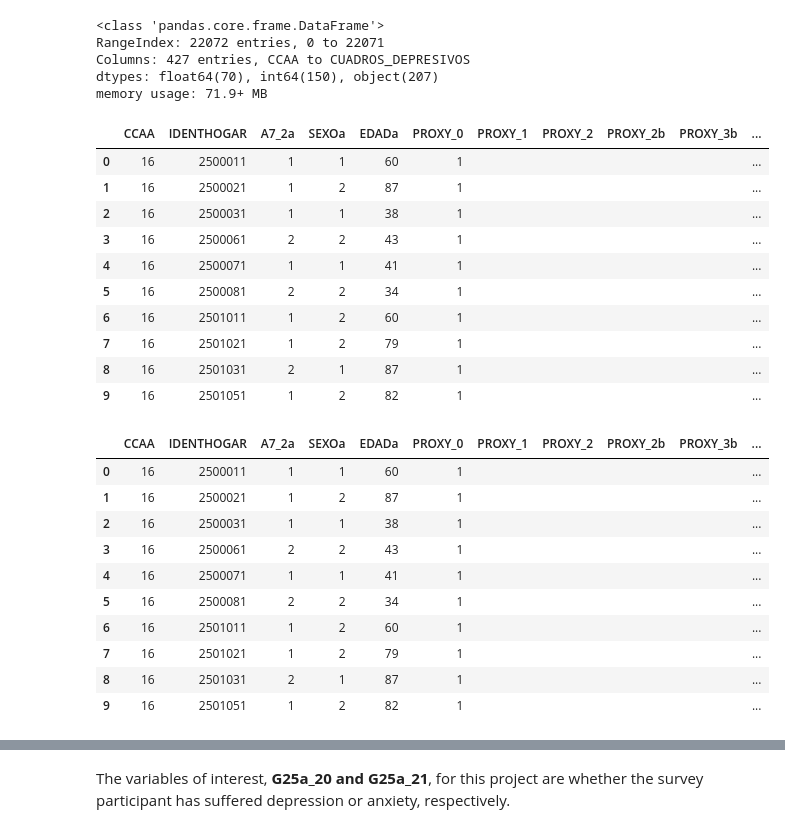
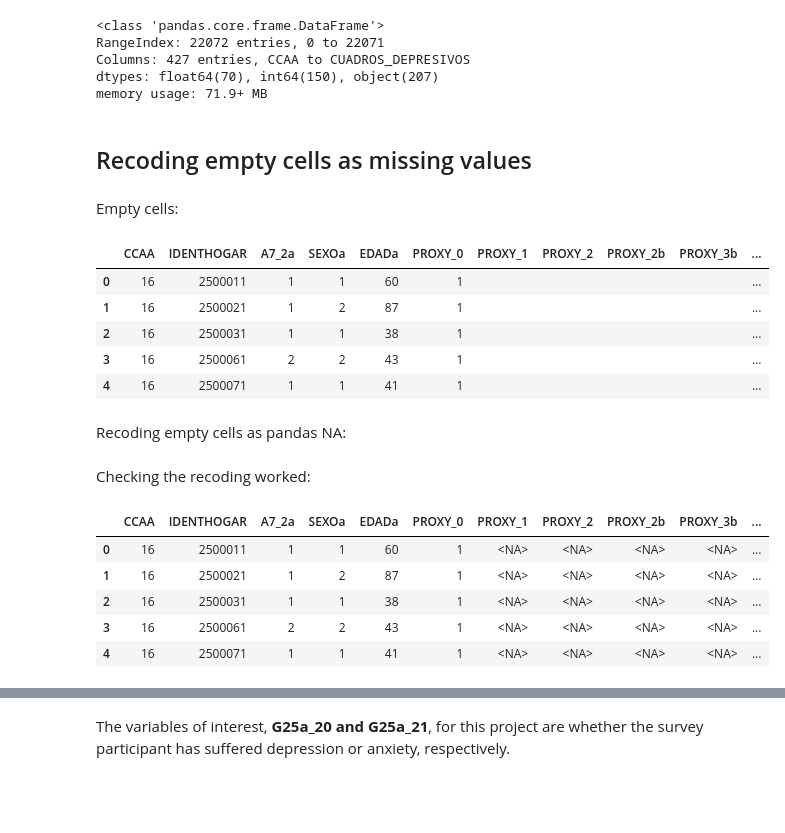
Before and after one commit to linama2593/mental_health_spain, a Jupyter notebook: src/recogida_datos.ipynb, the cells around one changed output, grey strips where cells are left out. Saved outputs shown, nothing was run; the diff lists cells and outputs as text; code cells hidden in the pictures; blank space fills up the shorter version.

```diff
--- a/src/recogida_datos.ipynb
+++ b/src/recogida_datos.ipynb
@@ -86,8 +86,12 @@ RangeIndex: 22072 entries, 0 to 22071
 Columns: 427 entries, CCAA to CUADROS_DEPRESIVOS
 dtypes: float64(70), int64(150), object(207)
 memory usage: 71.9+ MB
+# %% [markdown]
+## Recoding empty cells as missing values
+# %% [markdown]
+Empty cells:
 # %%
-df.head(10)
+df.head(5)
 # %% [output]
 |  | CCAA | IDENTHOGAR | A7_2a | SEXOa | EDADa | PROXY_0 | PROXY_1 | PROXY_2 | PROXY_2b | PROXY_3b | ... |
 | 0 | 16 | 2500011 | 1 | 1 | 60 | 1 |  |  |  |  | ... |
@@ -95,8 +99,3 @@ df.head(10)
 | 2 | 16 | 2500031 | 1 | 1 | 38 | 1 |  |  |  |  | ... |
 | 3 | 16 | 2500061 | 2 | 2 | 43 | 1 |  |  |  |  | ... |
 | 4 | 16 | 2500071 | 1 | 1 | 41 | 1 |  |  |  |  | ... |
-| 5 | 16 | 2500081 | 2 | 2 | 34 | 1 |  |  |  |  | ... |
-| 6 | 16 | 2501011 | 1 | 2 | 60 | 1 |  |  |  |  | ... |
-| 7 | 16 | 2501021 | 1 | 2 | 79 | 1 |  |  |  |  | ... |
-| 8 | 16 | 2501031 | 2 | 1 | 87 | 1 |  |  |  |  | ... |
-| 9 | 16 | 2501051 | 1 | 2 | 82 | 1 |  |  |  |  | ... |
@@ -105,14 +102,15 @@ df.head(10)
+# %% [markdown]
+Recoding empty cells as pandas NA:
+# %%
+df.replace(r'^\s*$', pd.NA, regex=True, inplace=True)
+# %% [markdown]
+Checking the recoding worked:
 # %%
-df.head(10)
+df.head(5)
 # %% [output]
 |  | CCAA | IDENTHOGAR | A7_2a | SEXOa | EDADa | PROXY_0 | PROXY_1 | PROXY_2 | PROXY_2b | PROXY_3b | ... |
-| 0 | 16 | 2500011 | 1 | 1 | 60 | 1 |  |  |  |  | ... |
-| 1 | 16 | 2500021 | 1 | 2 | 87 | 1 |  |  |  |  | ... |
-| 2 | 16 | 2500031 | 1 | 1 | 38 | 1 |  |  |  |  | ... |
-| 3 | 16 | 2500061 | 2 | 2 | 43 | 1 |  |  |  |  | ... |
-| 4 | 16 | 2500071 | 1 | 1 | 41 | 1 |  |  |  |  | ... |
-| 5 | 16 | 2500081 | 2 | 2 | 34 | 1 |  |  |  |  | ... |
-| 6 | 16 | 2501011 | 1 | 2 | 60 | 1 |  |  |  |  | ... |
-| 7 | 16 | 2501021 | 1 | 2 | 79 | 1 |  |  |  |  | ... |
-| 8 | 16 | 2501031 | 2 | 1 | 87 | 1 |  |  |  |  | ... |
-| 9 | 16 | 2501051 | 1 | 2 | 82 | 1 |  |  |  |  | ... |
+| 0 | 16 | 2500011 | 1 | 1 | 60 | 1 | <NA> | <NA> | <NA> | <NA> | ... |
+| 1 | 16 | 2500021 | 1 | 2 | 87 | 1 | <NA> | <NA> | <NA> | <NA> | ... |
+| 2 | 16 | 2500031 | 1 | 1 | 38 | 1 | <NA> | <NA> | <NA> | <NA> | ... |
+| 3 | 16 | 2500061 | 2 | 2 | 43 | 1 | <NA> | <NA> | <NA> | <NA> | ... |
+| 4 | 16 | 2500071 | 1 | 1 | 41 | 1 | <NA> | <NA> | <NA> | <NA> | ... |
```
Also changed, not shown: parts of 15 cells of this notebook.
